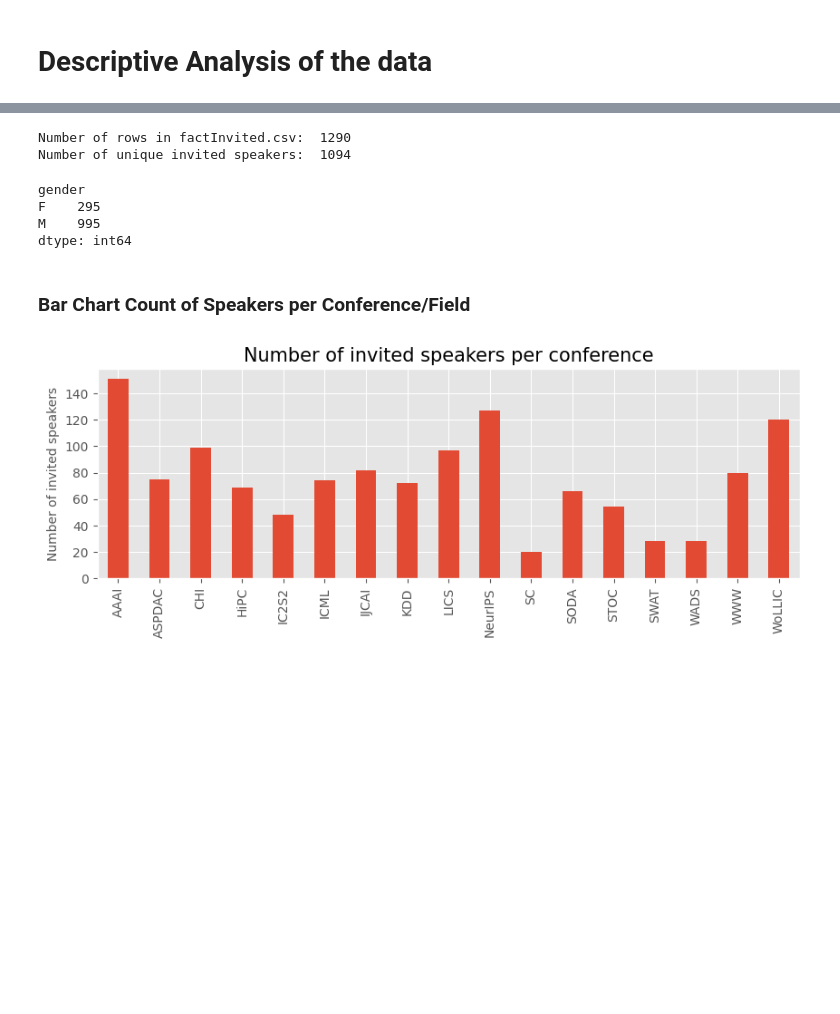
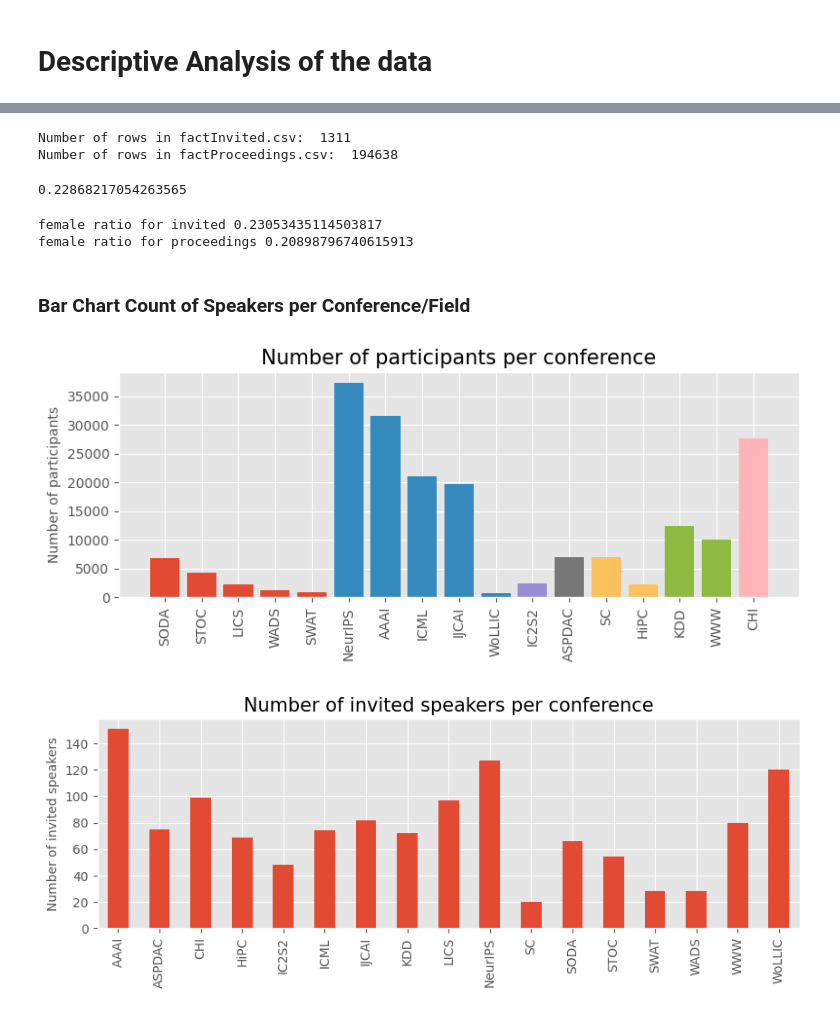
Before and after one commit to mariespedersen/Thesis_github, a Jupyter notebook: Descriptive_Analysis.ipynb, the cells around one changed output, grey strips where cells are left out. Saved outputs shown, nothing was run; the diff lists cells and outputs as text; code cells hidden in the pictures; blank space fills up the shorter version.

```diff
--- a/Descriptive_Analysis.ipynb
+++ b/Descriptive_Analysis.ipynb
@@ -14,18 +22,48 @@ pd.set_option('display.max_rows', 10)
 # %%
 print("Number of rows in factInvited.csv: ", df_invited.shape[0])
-print("Number of unique invited speakers: ", df_invited['Full name'].nunique())
+print("Number of rows in factProceedings.csv: ", df_proceedings.shape[0])
 # %% [output]
-Number of rows in factInvited.csv:  1290
-Number of unique invited speakers:  1094
+Number of rows in factInvited.csv:  1311
+Number of rows in factProceedings.csv:  194638
-# %%
-df_invited.groupby('gender').size()
-# %% [output]
-gender
-F    295
-M    995
-dtype: int64
+# %%
+df_proceedings['gender'].value_counts(normalize=True)['F']
+# %% [output]
+0.22868217054263565
+# %%
+print("female ratio for invited",df_invited['gender'].value_counts(normalize=True)['F'])
+print("female ratio for proceedings",df_proceedings['gender'].value_counts(normalize=True)['F'])
+# %% [output]
+female ratio for invited 0.23053435114503817
+female ratio for proceedings 0.20898796740615913
 # %% [markdown]
 ### Bar Chart Count of Speakers per Conference/Field
+# %%
+grouped = df_proceedings.groupby(['Main Topic', 'Conference (short)']).count()['Full name'].reset_index(name = "count" ).sort_values(by=['Main Topic','count'], ascending=[True,False])
+
+unique_topics = sorted(df['Main Topic'].unique())
+# Create a list of colors corresponding to each unique value in the 'Main Topic' column
+# colors = plt.cm.get_cmap('tab20')(np.linspace(0, 1, len(unique_topics)))
+colors = ['C0', 'C1', 'C2','C3','C4','C5','C6']
+
+plt.style.use('ggplot')
+plt.figure(figsize=(9, 3))
+for i, topic in enumerate(unique_topics):
+
+    subset = grouped[grouped['Main Topic'] == topic]
+    plt.bar(subset['Conference (short)'], subset['count'], color=colors[i], label=topic)
+
+plt.xticks(rotation=90)
+plt.ylabel('Number of participants', fontsize=10)
+plt.title('Number of participants per conference', fontsize=15)
+
+
+# Move the legend outside the plot box
+# plt.legend(bbox_to_anchor=(1.05, 1), loc='upper left')
+
+
+plt.show()
+# %% [output]
+[figure, added]
 # %%
 df_invited['Conference (short)'].value_counts().sort_index().plot(kind='bar',figsize=(10,3))
 plt.ylabel('Number of invited speakers', fontsize=10)
```
Also changed, not shown: parts of 31 cells of this notebook, 6 other files.
